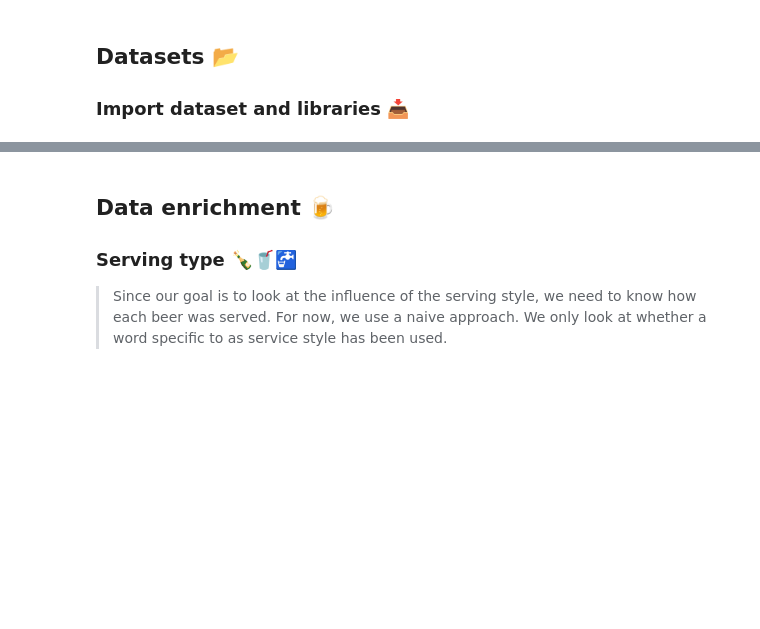
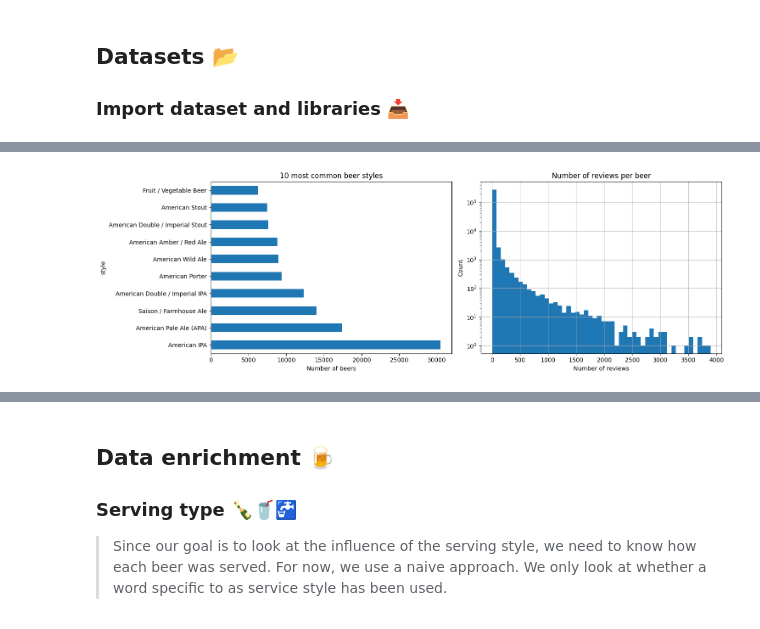
Before and after one commit to epfl-ada/ada-2023-project-beeradaventure46, a Jupyter notebook: Milestone_2.ipynb, the cells around one changed output, grey strips where cells are left out. Drawn from its saved outputs; the diff is of its cells as text; code cells hidden in the pictures; blank space fills up the shorter version.

```diff
--- a/Milestone_2.ipynb
+++ b/Milestone_2.ipynb
@@ -215,0 +133,12 @@ We have 2174716 valid reviews
+# %%
+beers_filtered = beers.drop(columns=['beer_name',
+                            'brewery_name',
+                            'bros_score',
+                            'ba_score',
+                            'nbr_matched_valid_ratings',
+                            'avg_matched_valid_ratings',
+                            'zscore',
+                            'avg_computed']).copy(deep=True)
+
+beers_filtered.rename(columns={'nbr_ratings': 'beer_nbr_ratings',
+                               'nbr_reviews': 'beer_nbr_reviews'}, inplace=True)
@@ -215,0 +152,14 @@ We have 2174716 valid reviews
+# %%
+plt.figure(figsize=(15, 5))
+plt.subplot(1, 2, 1)
+beers_filtered['style'].value_counts(normalize=False).head(10).plot(kind='barh', title='10 most common beer styles')
+plt.xlabel('Number of beers')
+plt.subplot(1, 2, 2)
+beers_filtered['beer_nbr_reviews'].hist(bins=50,log=True)
+plt.title('Number of reviews per beer')
+plt.ylabel('Count')
+plt.xlabel('Number of reviews')
+plt.tight_layout()
+plt.show()
+# %% [output]
+[figure, added]
```
Also changed, not shown: parts of 71 cells of this notebook.
